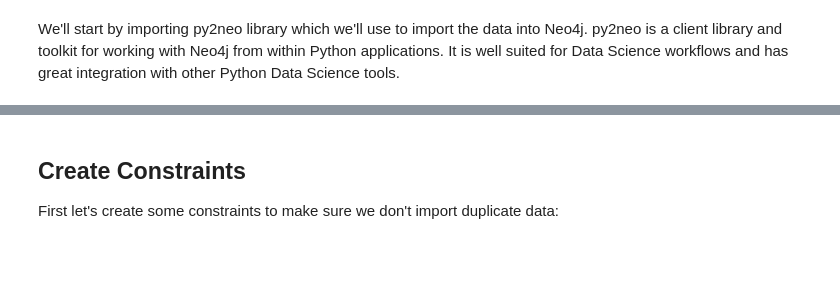
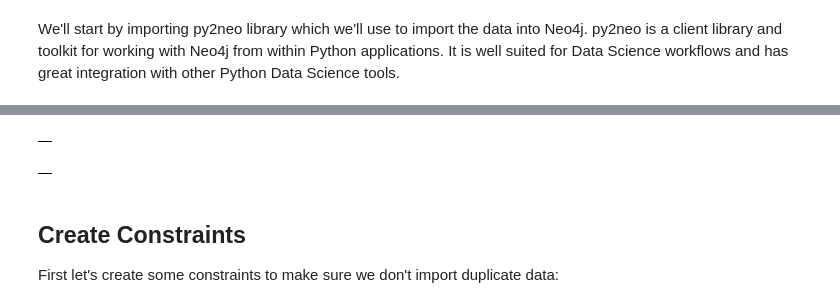
Before and after one commit to saiful-aromax/AroAI, a Jupyter notebook: B9AI101 GAI/Graph Data Science Prediction Case Study/01_DataLoading.ipynb, the cells around one changed output, grey strips where cells are left out. Cells and saved outputs as stored; diff of their text form; code cells hidden in the pictures; blank space fills up the shorter version.

```diff
--- a/B9AI101 GAI/Graph Data Science Prediction Case Study/01_DataLoading.ipynb
+++ b/B9AI101 GAI/Graph Data Science Prediction Case Study/01_DataLoading.ipynb
@@ -44,3 +57,35 @@ graph = Graph("bolt://localhost:7687", auth=("neo4j", "12345678"))
+# %%
+query = """
+WITH "https://api.stackexchange.com/2.2/questions?pagesize=100&order=desc&sort=creation&tagged=neo4j&site=stackoverflow&filter=!5-i6Zw8Y)4W7vpy91PMYsKM-k9yzEsSC1_Uxlf" AS url
+CALL apoc.load.json(url) YIELD value
+
+UNWIND value.items AS q
+MATCH (question:Question {id: q.question_id})
+MERGE (owner:User {id:q.owner.user_id})
+  ON CREATE SET owner.display_name = q.owner.display_name
+MERGE (owner)-[:ASKED]->(question)
+"""
+graph.run(query).to_data_frame()
+# %% [output]
+|  |
+# %%
+query = """
+WITH "https://api.stackexchange.com/2.2/questions?pagesize=100&order=desc&sort=creation&tagged=neo4j&site=stackoverflow&filter=!5-i6Zw8Y)4W7vpy91PMYsKM-k9yzEsSC1_Uxlf" AS url
+CALL apoc.load.json(url) YIELD value
+
+UNWIND value.items AS q
+MATCH (question:Question {id: q.question_id})
+
+FOREACH (tagName IN q.tags | MERGE (tag:Tag {name:tagName}) MERGE (question)-[:TAGGED]->(tag))
+FOREACH (a IN q.answers |
+   MERGE (question)<-[:ANSWERED]-(answer:Answer {id:a.answer_id})
+   MERGE (answerer:User {id:a.owner.user_id}) ON CREATE SET answerer.display_name = a.owner.display_name
+   MERGE (answer)<-[:PROVIDED]-(answerer)
+)
+"""
+graph.run(query).to_data_frame()
+# %% [output]
+|  |
 # %% [markdown]
 ## Create Constraints
 
```
Also changed, not shown: parts of 7 cells of this notebook, 7 other files.
